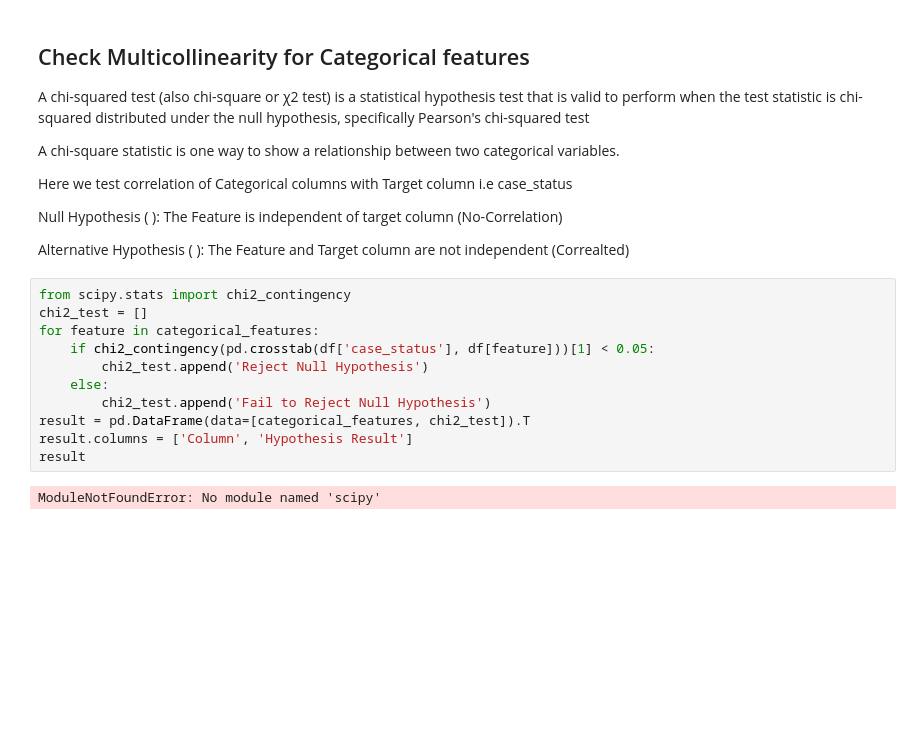
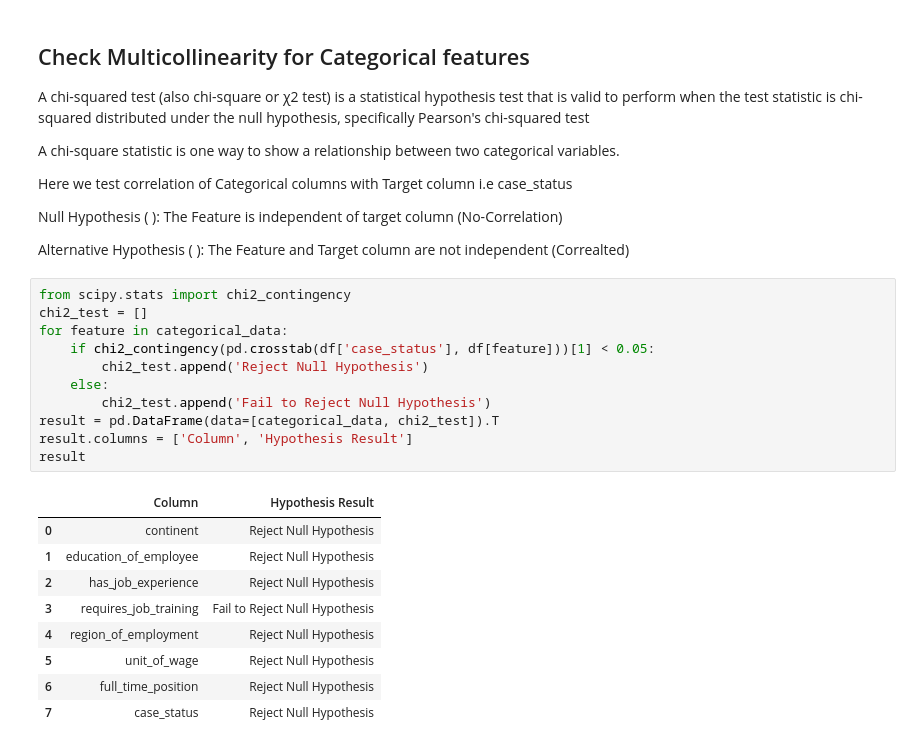
Before and after one commit to pratikmore124/USA-VSA-Approval-Predction, a Jupyter notebook: Notebook/EDA.ipynb, the cells around one changed output. Drawn from its saved outputs; the diff is of its cells as text; blank space fills up the shorter version.

```diff
--- a/Notebook/EDA.ipynb
+++ b/Notebook/EDA.ipynb
@@ -297,13 +229,21 @@ Alternative Hypothesis (
 # %%
 from scipy.stats import chi2_contingency
 chi2_test = []
-for feature in categorical_features:
+for feature in categorical_data:
     if chi2_contingency(pd.crosstab(df['case_status'], df[feature]))[1] < 0.05:
         chi2_test.append('Reject Null Hypothesis')
     else:
         chi2_test.append('Fail to Reject Null Hypothesis')
-result = pd.DataFrame(data=[categorical_features, chi2_test]).T
+result = pd.DataFrame(data=[categorical_data, chi2_test]).T
 result.columns = ['Column', 'Hypothesis Result']
 result
 # %% [output]
-ModuleNotFoundError: No module named 'scipy'
+|  | Column | Hypothesis Result |
+| 0 | continent | Reject Null Hypothesis |
+| 1 | education_of_employee | Reject Null Hypothesis |
+| 2 | has_job_experience | Reject Null Hypothesis |
+| 3 | requires_job_training | Fail to Reject Null Hypothesis |
+| 4 | region_of_employment | Reject Null Hypothesis |
+| 5 | unit_of_wage | Reject Null Hypothesis |
+| 6 | full_time_position | Reject Null Hypothesis |
+| 7 | case_status | Reject Null Hypothesis |
```
Also changed, not shown: parts of 5 cells of this notebook, 1 other file.
